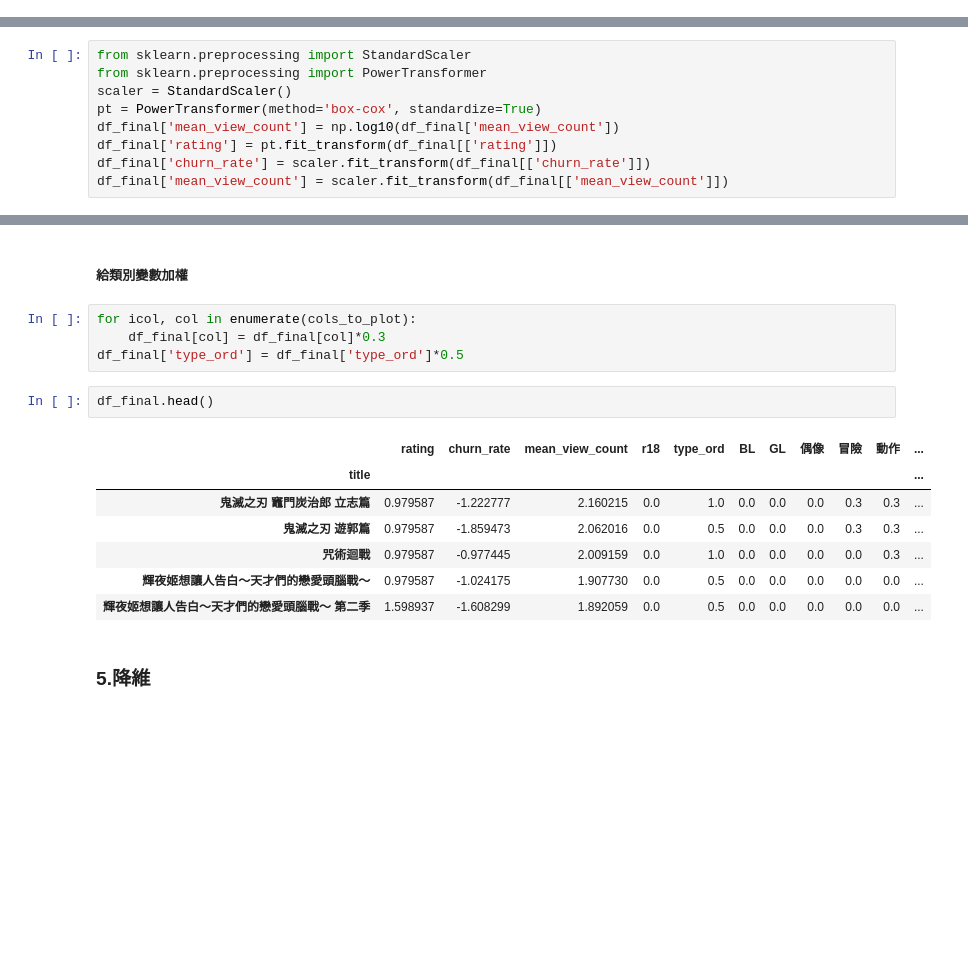
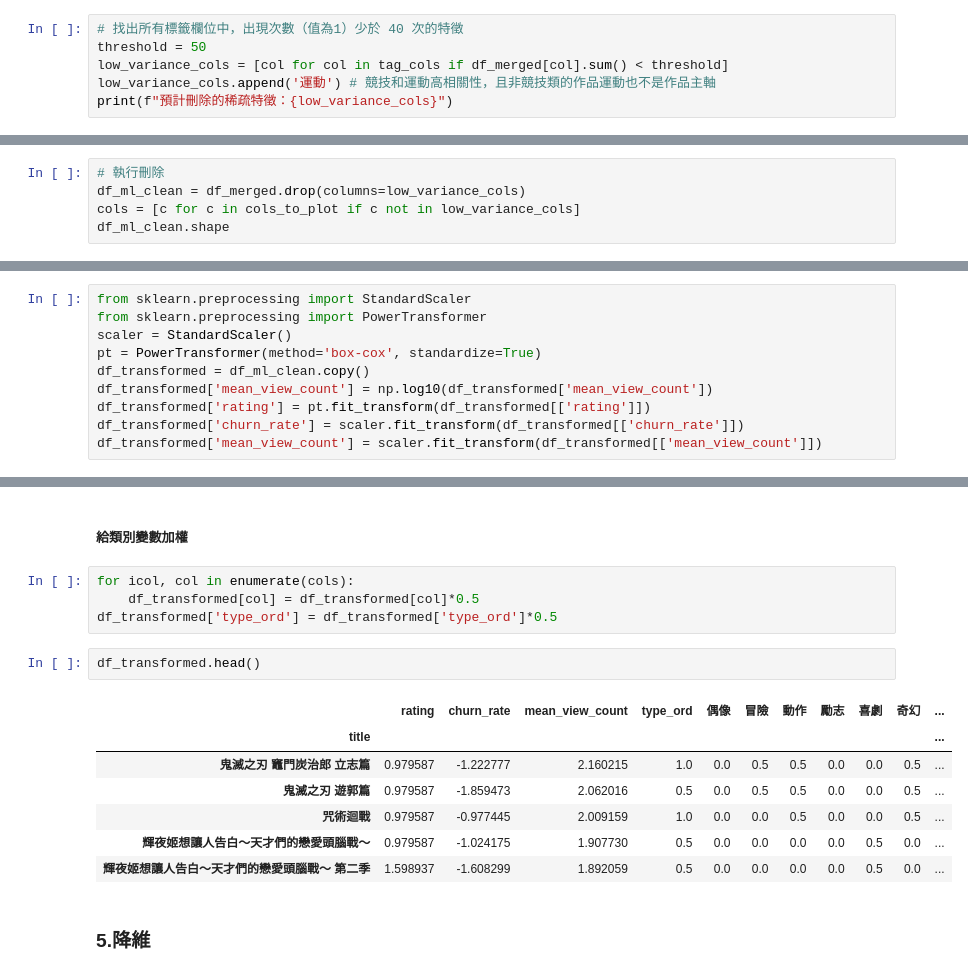
Before and after one commit to soysause720/anigamer-etl-analytics, a Jupyter notebook: ML.ipynb, the cells around one changed output, grey strips where cells are left out. Cells and saved outputs as stored; diff of their text form; blank space fills up the shorter version.

```diff
--- a/ML.ipynb
+++ b/ML.ipynb
@@ -317,0 +346,6 @@ theils_u_matrix = results['corr']
+# %%
+# 找出所有標籤欄位中，出現次數（值為1）少於 40 次的特徵
+threshold = 50
+low_variance_cols = [col for col in tag_cols if df_merged[col].sum() < threshold]
+low_variance_cols.append('運動') # 競技和運動高相關性，且非競技類的作品運動也不是作品主軸
+print(f"預計刪除的稀疏特徵：{low_variance_cols}")
@@ -317,0 +354,5 @@ theils_u_matrix = results['corr']
+# %%
+# 執行刪除
+df_ml_clean = df_merged.drop(columns=low_variance_cols)
+cols = [c for c in cols_to_plot if c not in low_variance_cols]
+df_ml_clean.shape
@@ -324,9 +367,10 @@ from sklearn.preprocessing import StandardScaler
 from sklearn.preprocessing import PowerTransformer
 scaler = StandardScaler()
 pt = PowerTransformer(method='box-cox', standardize=True)
-df_final['mean_view_count'] = np.log10(df_final['mean_view_count'])
-df_final['rating'] = pt.fit_transform(df_final[['rating']])
-df_final['churn_rate'] = scaler.fit_transform(df_final[['churn_rate']])
-df_final['mean_view_count'] = scaler.fit_transform(df_final[['mean_view_count']])
+df_transformed = df_ml_clean.copy()
+df_transformed['mean_view_count'] = np.log10(df_transformed['mean_view_count'])
+df_transformed['rating'] = pt.fit_transform(df_transformed[['rating']])
+df_transformed['churn_rate'] = scaler.fit_transform(df_transformed[['churn_rate']])
+df_transformed['mean_view_count'] = scaler.fit_transform(df_transformed[['mean_view_count']])
 # %%
 plt.rcParams['axes.unicode_minus'] = False
@@ -343,19 +387,19 @@ plt.show()
 # %% [markdown]
 ##### 給類別變數加權
 # %%
-for icol, col in enumerate(cols_to_plot):
-    df_final[col] = df_final[col]*0.3
-df_final['type_ord'] = df_final['type_ord']*0.5
+for icol, col in enumerate(cols):
+    df_transformed[col] = df_transformed[col]*0.5
+df_transformed['type_ord'] = df_transformed['type_ord']*0.5
 # %%
-df_final.head()
+df_transformed.head()
 # %% [output]
-|  | rating | churn_rate | mean_view_count | r18 | type_ord | BL | GL | 偶像 | 冒險 | 動作 | ... |
+|  | rating | churn_rate | mean_view_count | type_ord | 偶像 | 冒險 | 動作 | 勵志 | 喜劇 | 奇幻 | ... |
 | title |  |  |  |  |  |  |  |  |  |  | ... |
-| 鬼滅之刃 竈門炭治郎 立志篇 | 0.979587 | -1.222777 | 2.160215 | 0.0 | 1.0 | 0.0 | 0.0 | 0.0 | 0.3 | 0.3 | ... |
-| 鬼滅之刃 遊郭篇 | 0.979587 | -1.859473 | 2.062016 | 0.0 | 0.5 | 0.0 | 0.0 | 0.0 | 0.3 | 0.3 | ... |
-| 咒術迴戰 | 0.979587 | -0.977445 | 2.009159 | 0.0 | 1.0 | 0.0 | 0.0 | 0.0 | 0.0 | 0.3 | ... |
-| 輝夜姬想讓人告白～天才們的戀愛頭腦戰～ | 0.979587 | -1.024175 | 1.907730 | 0.0 | 0.5 | 0.0 | 0.0 | 0.0 | 0.0 | 0.0 | ... |
-| 輝夜姬想讓人告白～天才們的戀愛頭腦戰～ 第二季 | 1.598937 | -1.608299 | 1.892059 | 0.0 | 0.5 | 0.0 | 0.0 | 0.0 | 0.0 | 0.0 | ... |
+| 鬼滅之刃 竈門炭治郎 立志篇 | 0.979587 | -1.222777 | 2.160215 | 1.0 | 0.0 | 0.5 | 0.5 | 0.0 | 0.0 | 0.5 | ... |
+| 鬼滅之刃 遊郭篇 | 0.979587 | -1.859473 | 2.062016 | 0.5 | 0.0 | 0.5 | 0.5 | 0.0 | 0.0 | 0.5 | ... |
+| 咒術迴戰 | 0.979587 | -0.977445 | 2.009159 | 1.0 | 0.0 | 0.0 | 0.5 | 0.0 | 0.0 | 0.5 | ... |
+| 輝夜姬想讓人告白～天才們的戀愛頭腦戰～ | 0.979587 | -1.024175 | 1.907730 | 0.5 | 0.0 | 0.0 | 0.0 | 0.0 | 0.5 | 0.0 | ... |
+| 輝夜姬想讓人告白～天才們的戀愛頭腦戰～ 第二季 | 1.598937 | -1.608299 | 1.892059 | 0.5 | 0.0 | 0.0 | 0.0 | 0.0 | 0.5 | 0.0 | ... |
 # %% [markdown]
 ### 5.降維
 # %% [markdown]
```
Also changed, not shown: parts of 37 cells of this notebook, 2 other files.
